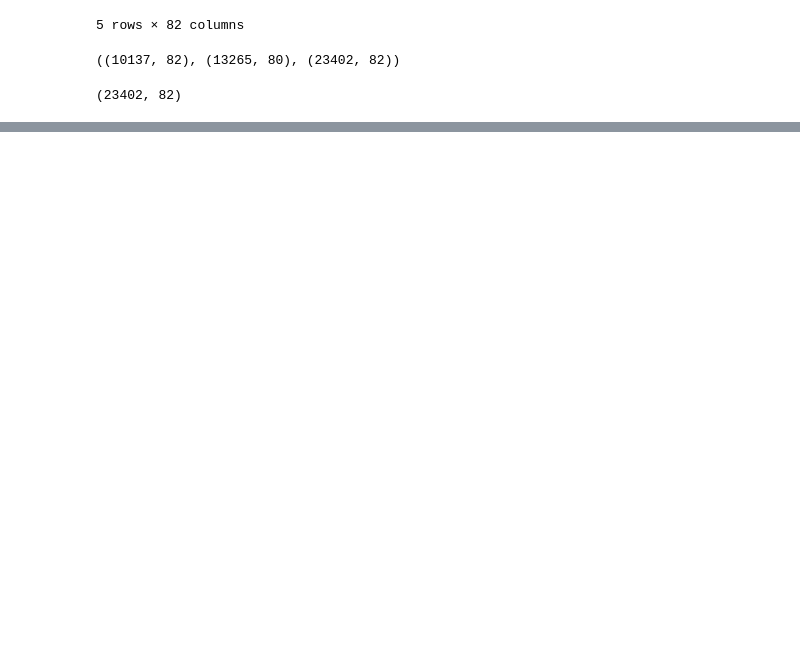
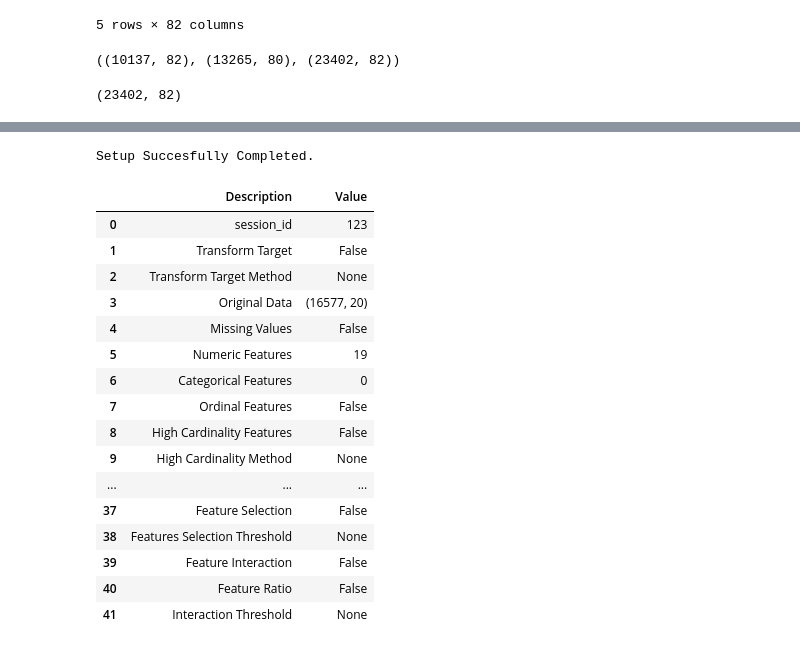
Before and after one commit to FoeinLove/DKU, a Jupyter notebook: task.ipynb, the cells around one changed output, grey strips where cells are left out. Saved outputs shown, nothing was run; the diff lists cells and outputs as text; code cells hidden in the pictures; blank space fills up the shorter version.

```diff
--- a/task.ipynb
+++ b/task.ipynb
@@ -101,0 +152,29 @@ df.drop_duplicates().shape
+# %%
+#normalize_method =
+#remove_multicollinearity=True
+#ignore_features={'cysc'}
+#ignore_low_variance=True
+#numeric_imputation = 'mean','median'
+#normalize=True
+from pycaret.regression import *
+
+reg = setup(m2,target='age',ignore_low_variance=True,remove_multicollinearity=True,normalize=True,session_id=123)
+# %% [output]
+Setup Succesfully Completed.
+|  | Description | Value |
+| 0 | session_id | 123 |
+| 1 | Transform Target | False |
+| 2 | Transform Target Method | None |
+| 3 | Original Data | (16577, 20) |
+| 4 | Missing Values | False |
+| 5 | Numeric Features | 19 |
+| 6 | Categorical Features | 0 |
+| 7 | Ordinal Features | False |
+| 8 | High Cardinality Features | False |
+| 9 | High Cardinality Method | None |
+| ... | ... | ... |
+| 37 | Feature Selection | False |
+| 38 | Features Selection Threshold | None |
+| 39 | Feature Interaction | False |
+| 40 | Feature Ratio | False |
+| 41 | Interaction Threshold | None |
```
Also changed, not shown: parts of 17 cells of this notebook, 8 other files.
